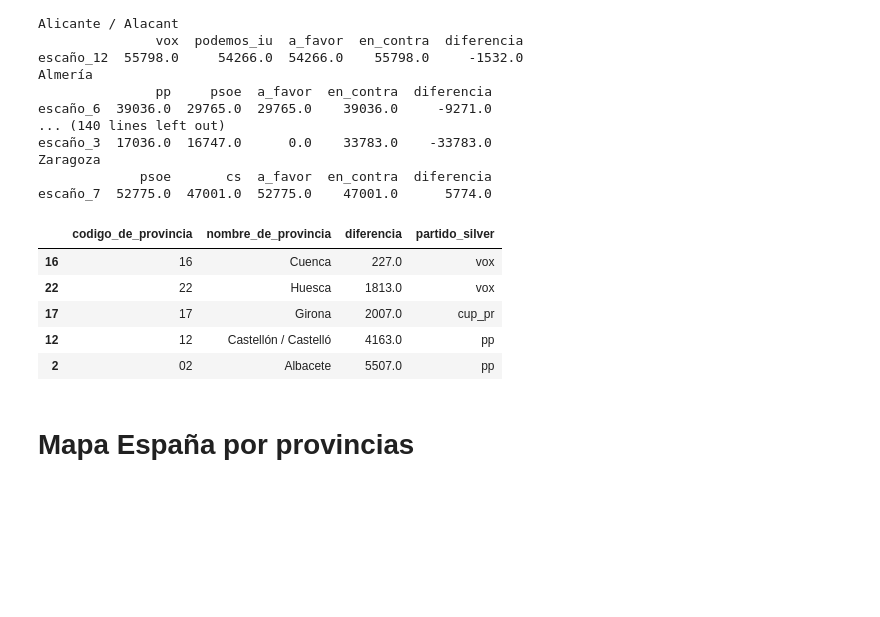
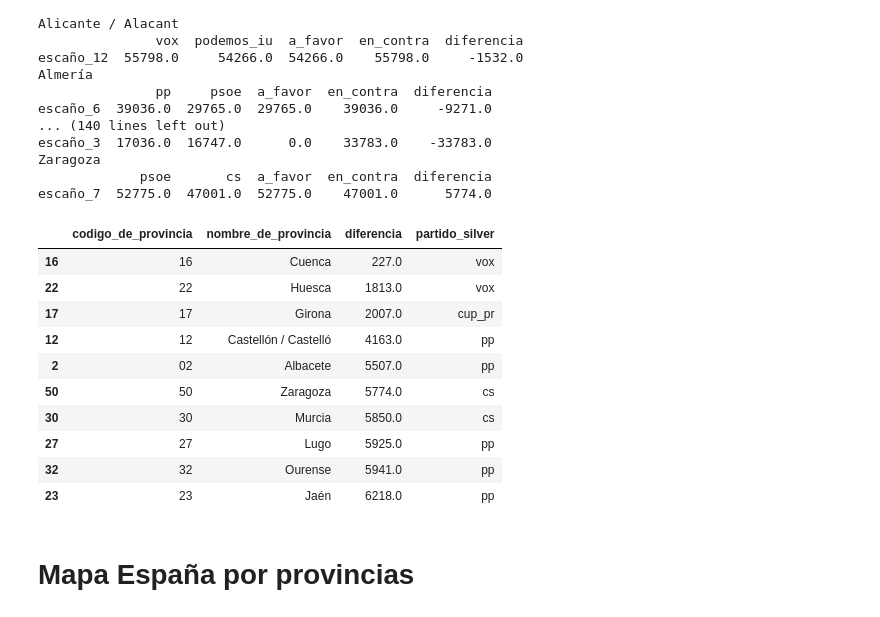
Before and after one commit to Morante-tech/PoliticAI, a Jupyter notebook: privado-articulos/notebooks/region_influyente.ipynb, the cells around one changed output. Drawn from its saved outputs; the diff is of its cells as text; code cells hidden in the pictures; blank space fills up the shorter version.

```diff
--- a/privado-articulos/notebooks/region_influyente.ipynb
+++ b/privado-articulos/notebooks/region_influyente.ipynb
@@ -177,14 +191,19 @@ Zaragoza
 escaño_7  52775.0  47001.0  52775.0    47001.0      5774.0
 # %%
 df_prov_best_candidates = df_prov_diff[df_prov_diff.diferencia > 0].sort_values(ascending=True, by="diferencia")
-df_prov_best_candidates.head()
+df_prov_best_candidates.head(10)
 # %% [output]
 |  | codigo_de_provincia | nombre_de_provincia | diferencia | partido_silver |
 | 16 | 16 | Cuenca | 227.0 | vox |
 | 22 | 22 | Huesca | 1813.0 | vox |
 | 17 | 17 | Girona | 2007.0 | cup_pr |
 | 12 | 12 | Castellón / Castelló | 4163.0 | pp |
 | 2 | 02 | Albacete | 5507.0 | pp |
+| 50 | 50 | Zaragoza | 5774.0 | cs |
+| 30 | 30 | Murcia | 5850.0 | cs |
+| 27 | 27 | Lugo | 5925.0 | pp |
+| 32 | 32 | Ourense | 5941.0 | pp |
+| 23 | 23 | Jaén | 6218.0 | pp |
 # %% [markdown]
 # Mapa España por provincias
 # %%
```
Also changed, not shown: parts of 18 cells of this notebook.
